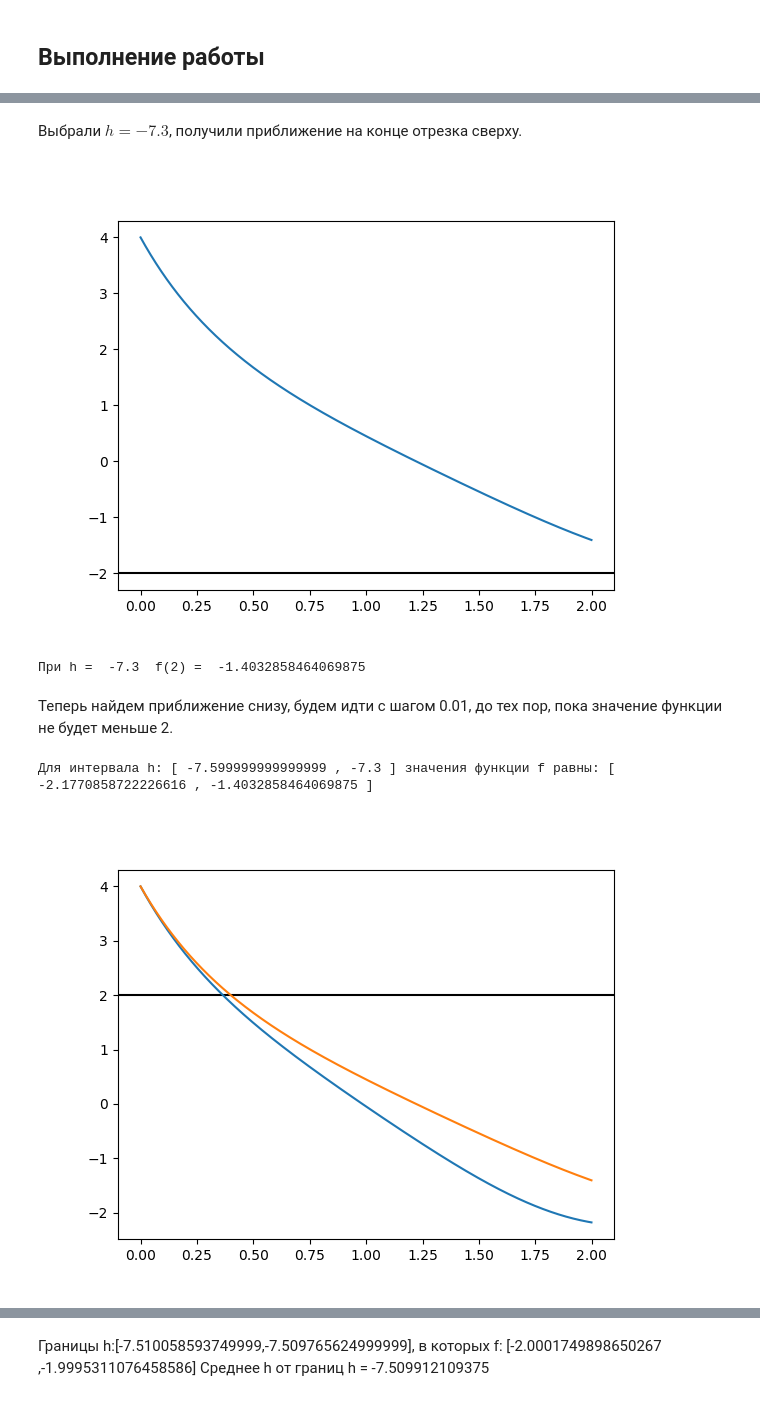
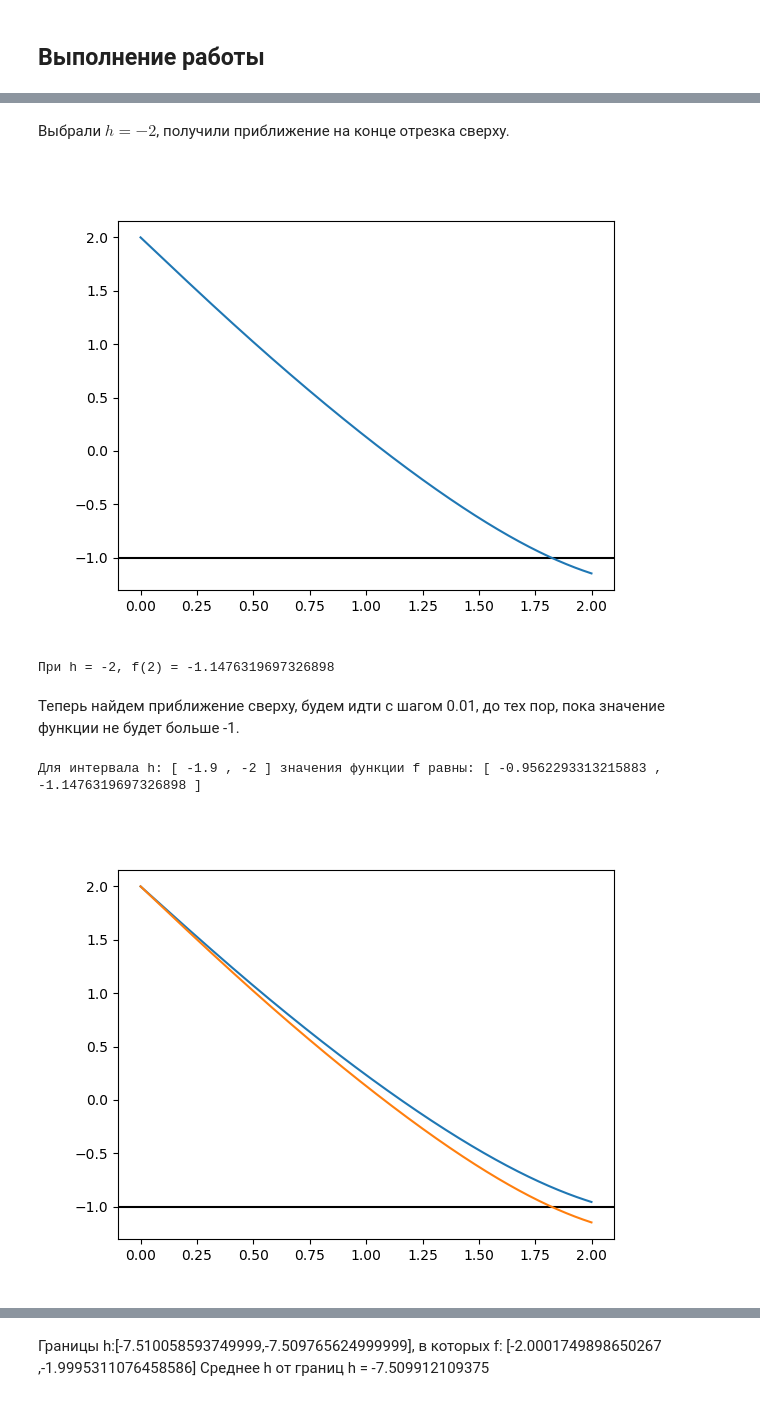
Before and after one commit to the-mvi/ode-2022, a Jupyter notebook: 9382_Gerasev_GA/task1.ipynb, the cells around one changed output, grey strips where cells are left out. Cells and saved outputs as stored; diff of their text form; code cells hidden in the pictures.

```diff
--- a/9382_Gerasev_GA/task1.ipynb
+++ b/9382_Gerasev_GA/task1.ipynb
@@ -99,51 +99,53 @@ $
 \end{cases}
 $
 # %% [markdown]
-Выбрали $h=-7.3$, получили приближение на конце отрезка сверху.
+Выбрали $h= -2$, получили приближение на конце отрезка сверху.
 # %%
 import numpy as np
 import matplotlib.pyplot as plt
 from scipy.integrate import odeint
 
 def f(Y,t):
-    return [Y[1], np.cos(t)+(Y[0]**2)]
+    return [Y[1], t/(np.cos(Y[0])**2 +1)]
 
 a = 0
 b = 2
 
-h = -7.3
-a_y = 4
-b_y_target = -2
+h = -2
+a_y = 2
+b_y_target = -1
+
 a_t = np.arange(a, b, 0.001)
 solution = odeint(f, [a_y,h], a_t)
 solution_upper = solution
-plt.axhline(y=-2, color='black', linestyle='-')
+plt.axhline(y=b_y_target, color='black', linestyle='-')
 plt.rcParams["figure.figsize"] = (20,20)
 plt.plot(a_t, solution[:,0])
 plt.show()
-print("При h = ", h, " f(2) = ", solution[-1,0])
+print(f"При h = {h}, f({b}) = {solution[-1,0]}")
 # %% [output]
-[figure, old version]
+[figure, new version]
-При h =  -7.3  f(2) =  -1.4032858464069875
+При h = -2, f(2) = -1.1476319697326898
 # %% [markdown]
-Теперь найдем приближение снизу, будем идти с шагом 0.01, до тех пор, пока значение функции не будет меньше 2.
+Теперь найдем приближение сверху, будем идти с шагом 0.01, до тех пор, пока значение функции не будет больше -1.
 # %%
 upper_h = h
 upper_y = solution[-1,0]
 current_y = solution[-1,0]
 dh = 0.1
-while current_y > b_y_target:
-    h = h - dh
+
+while current_y < b_y_target:
+    h = h + dh
     solution = odeint(f, [a_y,h], a_t)
     current_y = solution[-1,0]
 solution_lower = solution
 lower_h = h
 lower_y = solution[-1,0]
 print("Для интервала h: [",lower_h,",",upper_h,"]", "значения функции f равны: [",lower_y,",", upper_y,"]")
-plt.axhline(y=2, color='black', linestyle='-')
+plt.axhline(y=b_y_target, color='black', linestyle='-')
 plt.plot(a_t, solution_lower[:,0])
 plt.plot(a_t, solution_upper[:,0])
 plt.show()
 # %% [output]
-Для интервала h: [ -7.599999999999999 , -7.3 ] значения функции f равны: [ -2.1770858722226616 , -1.4032858464069875 ]
+Для интервала h: [ -1.9 , -2 ] значения функции f равны: [ -0.9562293313215883 , -1.1476319697326898 ]
-[figure, old version]
+[figure, new version]
```
Also changed, not shown: parts of 4 cells of this notebook.
